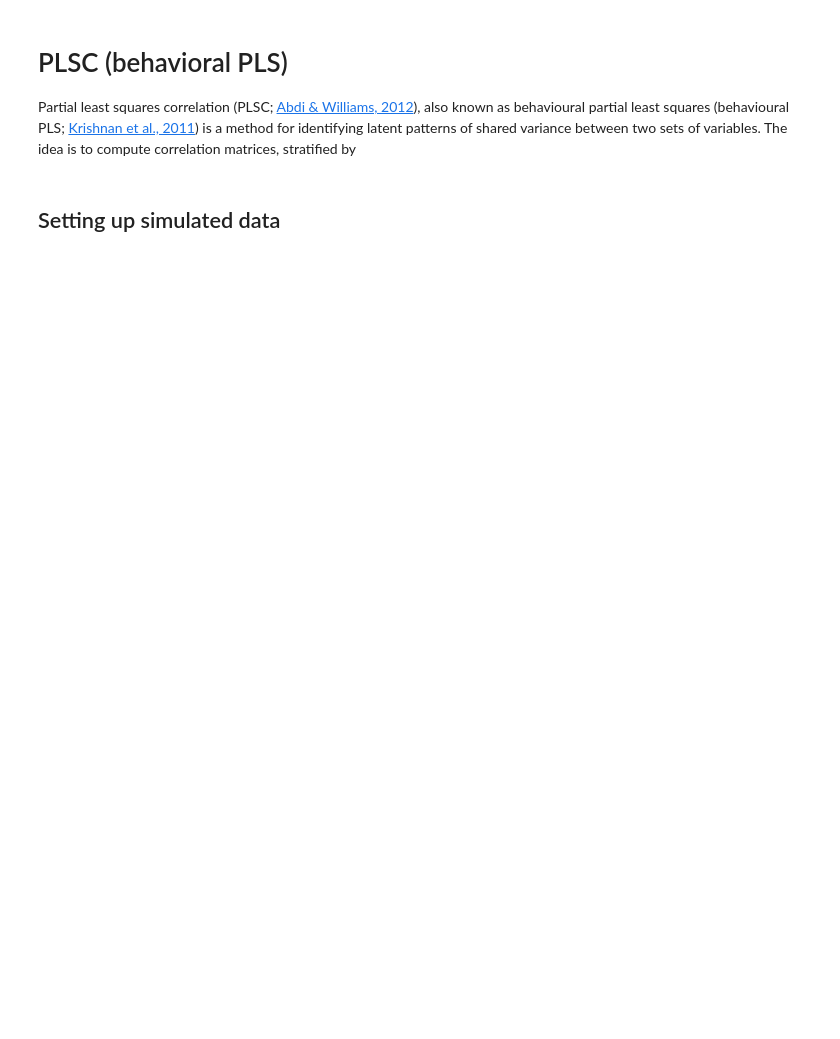
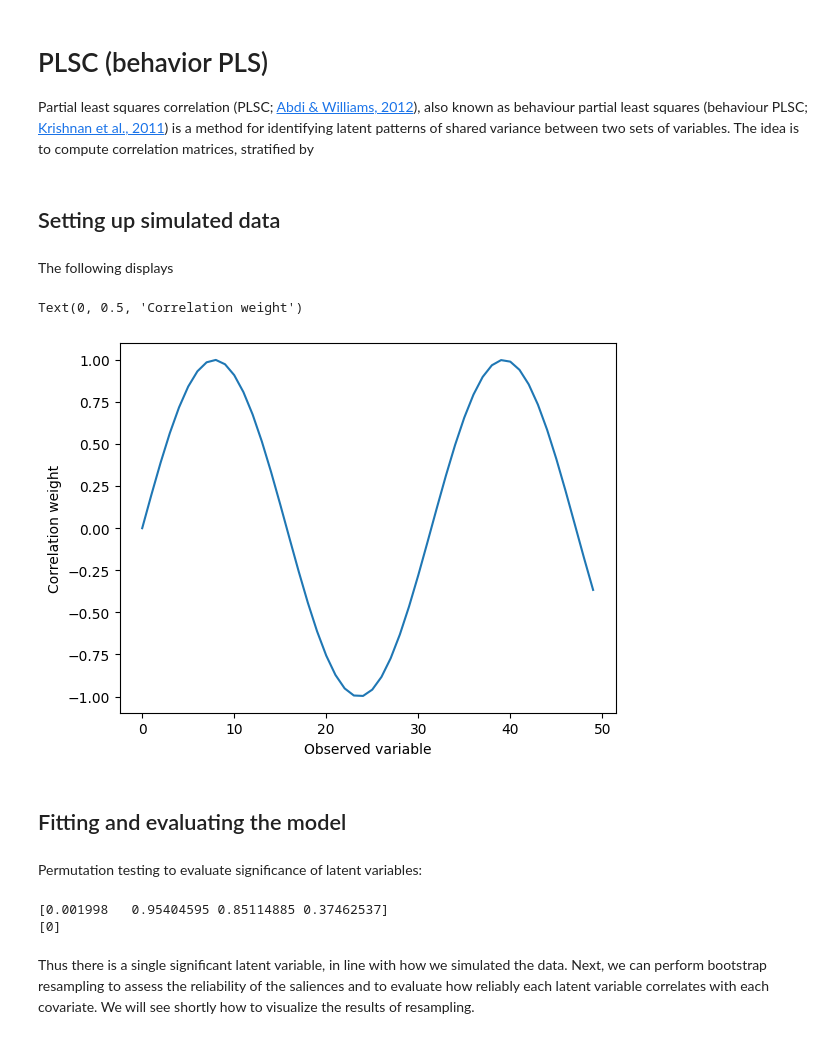
Before and after one commit to kinleyid/pyplsc, a Jupyter notebook: docs/source/notebooks/PLSC.ipynb, the cells around one changed output. Cells and saved outputs as stored; diff of their text form; code cells hidden in the pictures; blank space fills up the shorter version.

```diff
--- a/docs/source/notebooks/PLSC.ipynb
+++ b/docs/source/notebooks/PLSC.ipynb
@@ -1,31 +1,34 @@
 # %% [markdown]
-# PLSC (behavioral PLS)
+# PLSC (behavior PLS)
 
-Partial least squares correlation (PLSC; [Abdi & Williams, 2012](https://doi.org/10.1007/978-1-62703-059-5_23)), also known as behavioural partial least squares (behavioural PLS; [Krishnan et al., 2011](https://doi.org/10.1016/j.neuroimage.2010.07.034)) is a method for identifying latent patterns of shared variance between two sets of variables. The idea is to compute correlation matrices, stratified by
+Partial least squares correlation (PLSC; [Abdi & Williams, 2012](https://doi.org/10.1007/978-1-62703-059-5_23)), also known as behaviour partial least squares (behaviour PLSC; [Krishnan et al., 2011](https://doi.org/10.1016/j.neuroimage.2010.07.034)) is a method for identifying latent patterns of shared variance between two sets of variables. The idea is to compute correlation matrices, stratified by
 # %% [markdown]
 ## Setting up simulated data
 # %%
 import numpy as np
 import pandas as pd
-from pyplsc import BDA
+from pyplsc import PLSC
 from matplotlib import pyplot as plt
 
 np.random.seed(123)
 
 n_var = 50
-n_subj = 30
-data = 0.5*np.random.normal(size=(n_subj*2, n_var))
-pattern_1 = np.sin(0.2*np.arange(n_var))
-pattern_2 = np.cos(0.2*np.arange(n_var))
-covariates = np.hstack(
-    pattern_1 + np.random.normal(size=(n_subj*2, n_var))
+n_subj = 40
+data = 0.5*np.random.normal(size=(n_subj, n_var))
+pattern = np.sin(0.2*np.arange(n_var))
 
-design = pd.DataFrame({
-    'group': ['g-a']*n_subj + ['g-b']*n_subj,
-    'cond': ['c-a', 'c-b']*n_subj,
-    'subj': np.cumsum([1, 0]*n_subj)
-})
-between_effect = np.arange(n_var)/n_var - 0.5 # Linear pattern over observed variables
-within_effect = np.sin(0.2*np.arange(n_var)) # Sinusoidal pattern over observed variables
-data[design['group'] == 'g-b'] += between_effect
-data[design['cond'] == 'c-b'] += within_effect
+n_cov = 4
+latent_cov = np.stack([pattern @ data.T]*n_cov).T
+noise = np.arange(n_cov)*np.random.normal(size=(n_subj, n_cov))
+covariates = latent_cov + noise
+# %% [markdown]
+The following displays
+# %%
+plt.plot(pattern)
+plt.xlabel('Observed variable')
+plt.ylabel('Correlation weight')
+# %% [output]
+Text(0, 0.5, 'Correlation weight')
+[figure, added]
+# %% [markdown]
+## Fitting and evaluating the model
@@ -31,0 +39,13 @@ data[design['cond'] == 'c-b'] += within_effect
+# %% [markdown]
+Permutation testing to evaluate significance of latent variables:
+# %%
+mod.permute(1000)
+print(mod.pvals_)
+is_sig = mod.pvals_ < 0.05
+sig_lvs = np.where(is_sig)[0]
+print(sig_lvs)
+# %% [output]
+[0.001998   0.95404595 0.85114885 0.37462537]
+[0]
+# %% [markdown]
+Thus there is a single significant latent variable, in line with how we simulated the data. Next, we can perform bootstrap resampling to assess the reliability of the saliences and to evaluate how reliably each latent variable correlates with each covariate. We will see shortly how to visualize the results of resampling.
```
Also changed, not shown: parts of 5 cells of this notebook, 6 other files.
